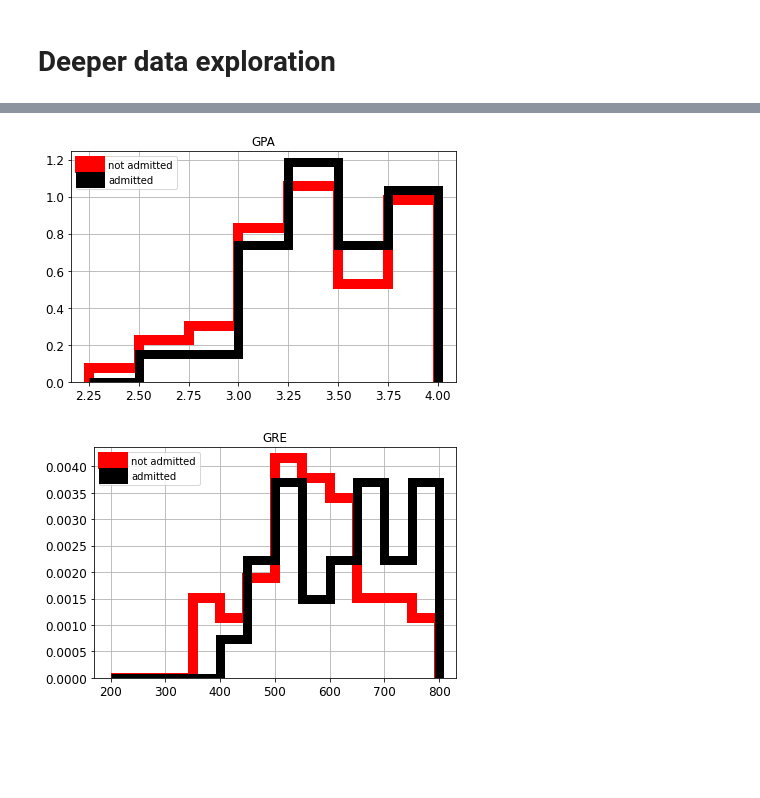
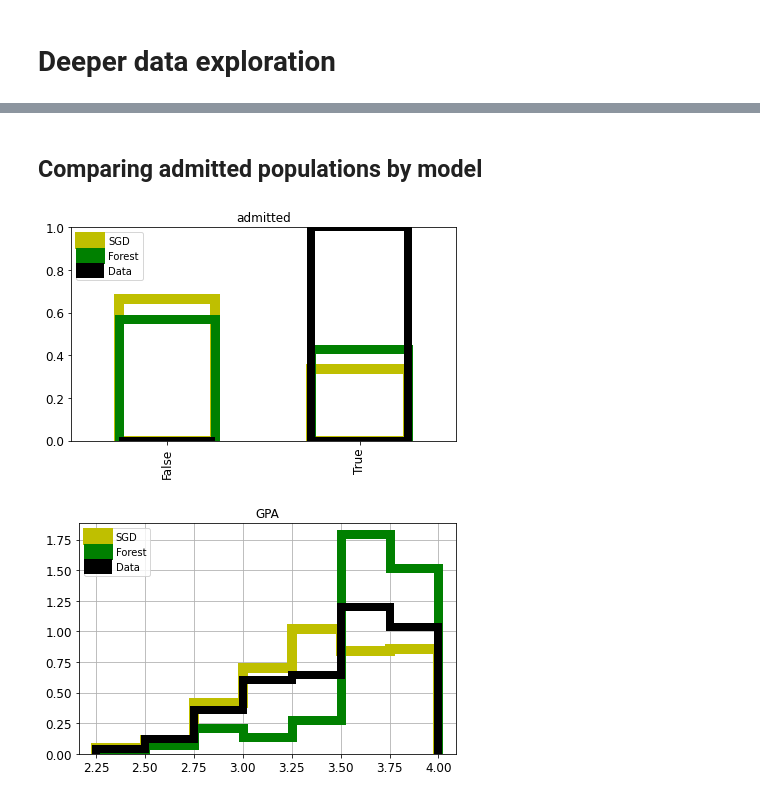
Before and after one commit to Reiff/Kaggle-Dataset-Work, a Jupyter notebook: USA_College_Admission/admissions_data_exp_and_model_training.ipynb, the cells around one changed output, grey strips where cells are left out. Saved outputs shown, nothing was run; the diff lists cells and outputs as text; code cells hidden in the pictures; blank space fills up the shorter version.

Commit message:
Classification models
Adding SGD and Random Forest classifiers -- poor performance. Also note: previously taking smaller portion of dataset for training than was desired/thought

```diff
--- a/USA_College_Admission/admissions_data_exp_and_model_training.ipynb
+++ b/USA_College_Admission/admissions_data_exp_and_model_training.ipynb
@@ -249,0 +329,7 @@ GPA_bins = np.linspace(2.25,4.0,8)
+# %%
+from sklearn.preprocessing import MinMaxScaler
+
+# create a scaler object
+scaler = MinMaxScaler()
+# fit and transform the data
+x_train = pd.DataFrame(scaler.fit_transform(x_train), columns=x_train.columns)
@@ -249,0 +338,5 @@ GPA_bins = np.linspace(2.25,4.0,8)
+# %%
+from sklearn.linear_model import SGDClassifier
+
+sgd_clf = SGDClassifier(max_iter=1000, tol=1e-3, random_state=42)
+sgd_clf.fit(x_train, y_train)
@@ -249,0 +383,4 @@ GPA_bins = np.linspace(2.25,4.0,8)
+# %%
+from sklearn.model_selection import cross_val_predict
+
+y_train_pred = cross_val_predict(sgd_clf, x_train, y_train, cv=3)
@@ -249,0 +444,6 @@ GPA_bins = np.linspace(2.25,4.0,8)
+# %%
+from sklearn.ensemble import RandomForestClassifier
+forest_clf = RandomForestClassifier(n_estimators=100, random_state=42)
+y_probas_forest = cross_val_predict(forest_clf, x_train, y_train, cv=3, method="predict_proba")
+y_scores_forest = y_probas_forest[:, 1] # score = proba of positive class
+y_train_pred_forest = cross_val_predict(forest_clf, x_train, y_train, cv=3)
@@ -250,9 +480,9 @@ GPA_bins = np.linspace(2.25,4.0,8)
+# %% [markdown]
+## Comparing admitted populations by model
 # %%
-attributes = ["GPA","GRE",'socioeconomic_rank','ugrad_prestige_rank',"gender_ismale", 'race_isHispanic', 'race_isAsian', 'race_isAA','admitted']
-bins = [ None for _ in range(len(attributes)) ]
-bins[0:1] = [GPA_bins,GRE_bins]
-split_hist(df=admissions,attribute=attributes,source_cols='admitted',
-           labels=['not admitted', 'admitted'], colors = ['r','k'], bins=bins, save_suff="_by_admission")
+attributes = ['admitted',"GPA","GRE",'socioeconomic_rank','ugrad_prestige_rank',"gender_ismale",'race_isHispanic', 'race_isAsian', 'race_isAA']
+split_hist(df=admissions,attribute=attributes,source_cols=[y_train_pred,y_train_pred_forest,admissions['admitted']],
+           labels=['SGD', 'Forest', "Data"], colors = ['y','g','k'], bins=bins, save_suff="_by_classifier")
 # %% [output]
-[figure, old version]
+[figure, new version]
-[figure, old version]
+[figure, new version]
```
Also changed, not shown: parts of 33 cells of this notebook, 47 other files.
